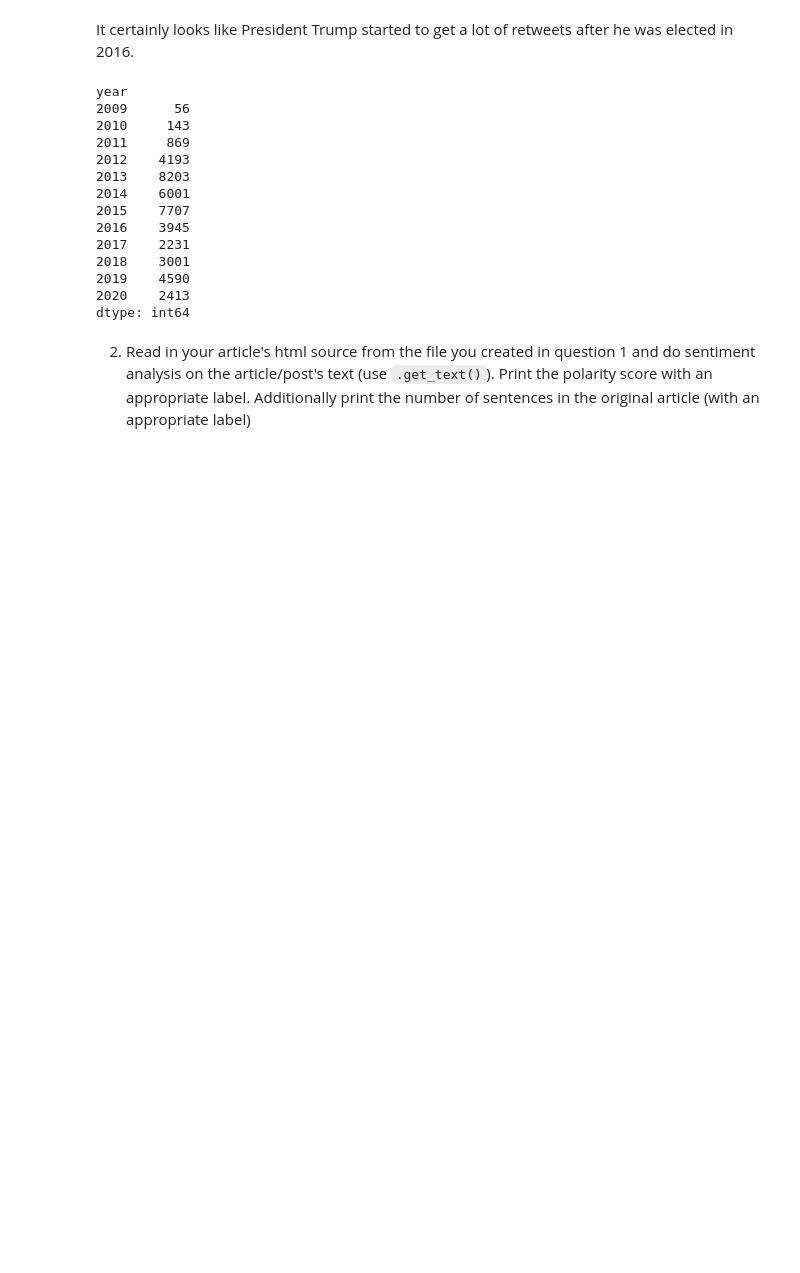
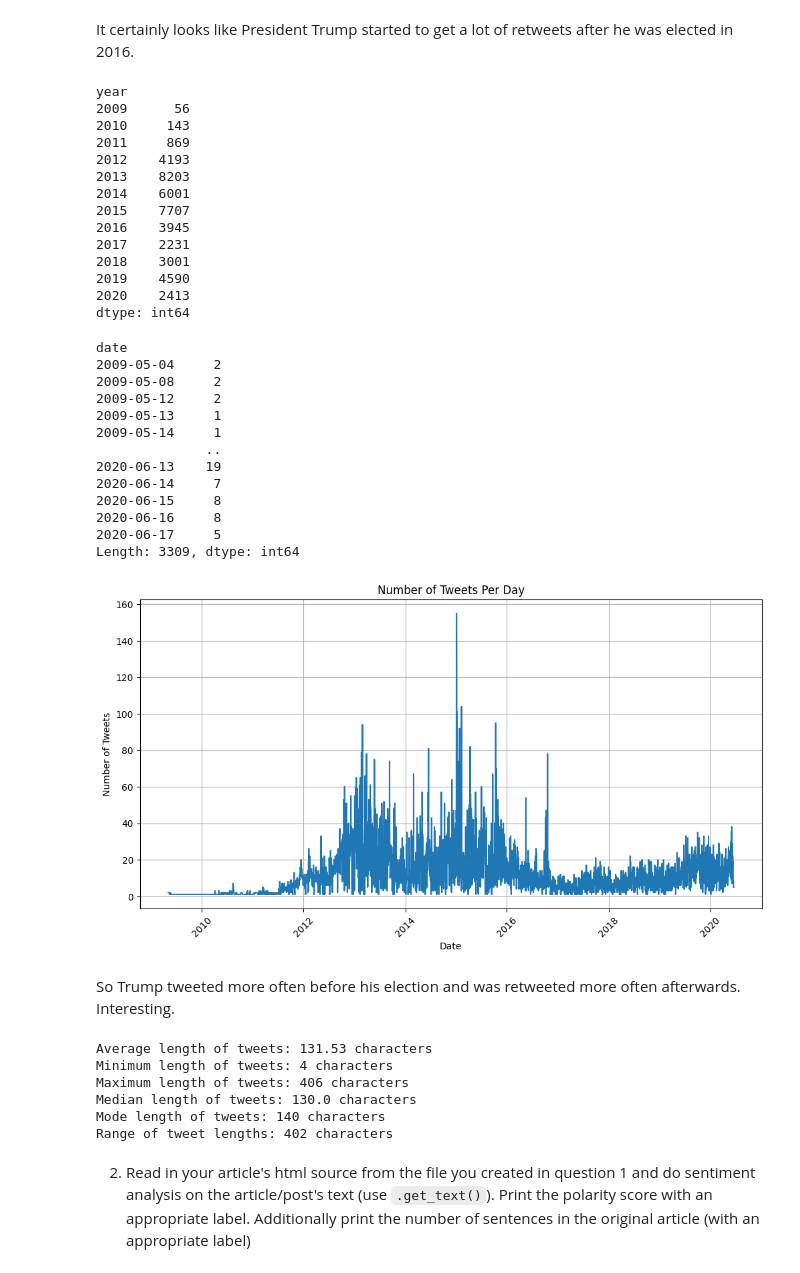
Before and after one commit to drpafowler/module-07-philip, a Jupyter notebook: article-summarizer.ipynb, the cells around one changed output. Saved outputs shown, nothing was run; the diff lists cells and outputs as text; code cells hidden in the pictures; blank space fills up the shorter version.

```diff
--- a/article-summarizer.ipynb
+++ b/article-summarizer.ipynb
@@ -167,6 +167,78 @@ year
 2019    4590
 2020    2413
 dtype: int64
+# %%
+# Ensure the 'date' column is in datetime format
+df_trump_tweets['date'] = pd.to_datetime(df_trump_tweets['date'])
+
+# Calculate the number of tweets per day
+tweets_per_day = df_trump_tweets.groupby(df_trump_tweets['date'].dt.date).size()
+
+# Display the number of tweets per day
+print(tweets_per_day)
+
+# Optionally, plot the number of tweets per day
+plt.figure(figsize=(12, 6))
+tweets_per_day.plot(kind='line')
+plt.title('Number of Tweets Per Day')
+plt.xlabel('Date')
+plt.ylabel('Number of Tweets')
+plt.grid(True)
+plt.xticks(rotation=45)
+plt.show()
+# %% [output]
+date
+2009-05-04     2
+2009-05-08     2
+2009-05-12     2
+2009-05-13     1
+2009-05-14     1
+              ..
+2020-06-13    19
+2020-06-14     7
+2020-06-15     8
+2020-06-16     8
+2020-06-17     5
+Length: 3309, dtype: int64
+[figure, added]
+# %% [markdown]
+So Trump tweeted more often before his election and was retweeted more often afterwards.  Interesting.
+# %%
+# Calculate the length of each tweet
+df_trump_tweets['tweet_length'] = df_trump_tweets['content'].apply(len)
+
+# Calculate the average length of the tweets
+average_tweet_length = df_trump_tweets['tweet_length'].mean()
+
+# Calculate the minimum length of the tweets
+min_tweet_length = df_trump_tweets['tweet_length'].min()
+
+# Calculate the maximum length of the tweets
+max_tweet_length = df_trump_tweets['tweet_length'].max()
+
+# Calculate the median length of the tweets
+median_tweet_length = df_trump_tweets['tweet_length'].median()
+
+# Calculate the mode length of the tweets
+mode_tweet_length = df_trump_tweets['tweet_length'].mode()[0]
+
+# Calculate the range of the tweet lengths
+range_tweet_length = max_tweet_length - min_tweet_length
+
+# Display the statistics
+print(f"Average length of tweets: {average_tweet_length:.2f} characters")
+print(f"Minimum length of tweets: {min_tweet_length} characters")
+print(f"Maximum length of tweets: {max_tweet_length} characters")
+print(f"Median length of tweets: {median_tweet_length} characters")
+print(f"Mode length of tweets: {mode_tweet_length} characters")
+print(f"Range of tweet lengths: {range_tweet_length} characters")
+# %% [output]
+Average length of tweets: 131.53 characters
+Minimum length of tweets: 4 characters
+Maximum length of tweets: 406 characters
+Median length of tweets: 130.0 characters
+Mode length of tweets: 140 characters
+Range of tweet lengths: 402 characters
 # %% [markdown]
 2. Read in your article's html source from the file you created in question 1 and do sentiment analysis on the article/post's text (use `.get_text()`).  Print the polarity score with an appropriate label.  Additionally print the number of sentences in the original article (with an appropriate label)
 # %%
```
Also changed, not shown: parts of 20 cells of this notebook.
